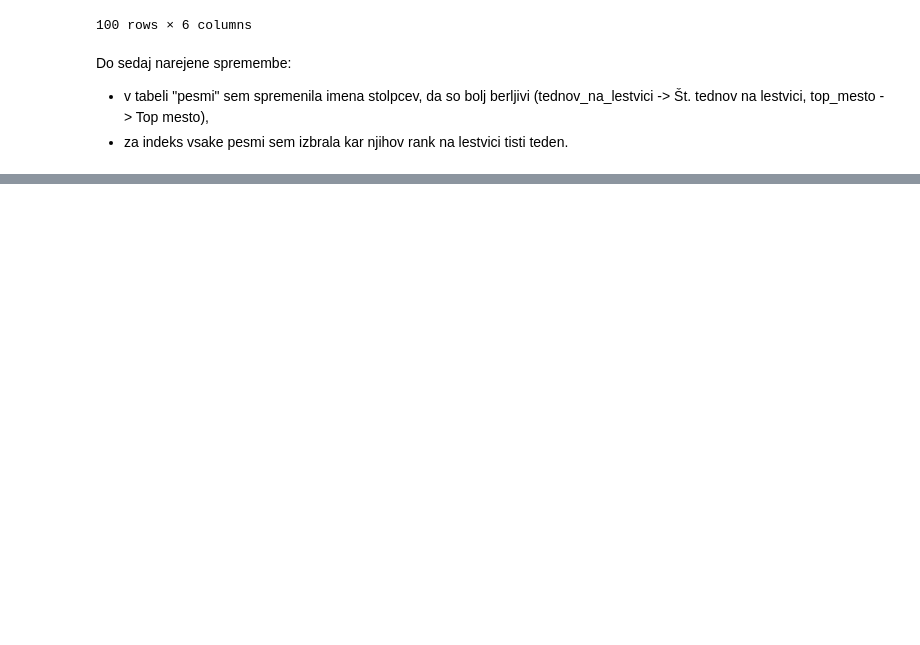
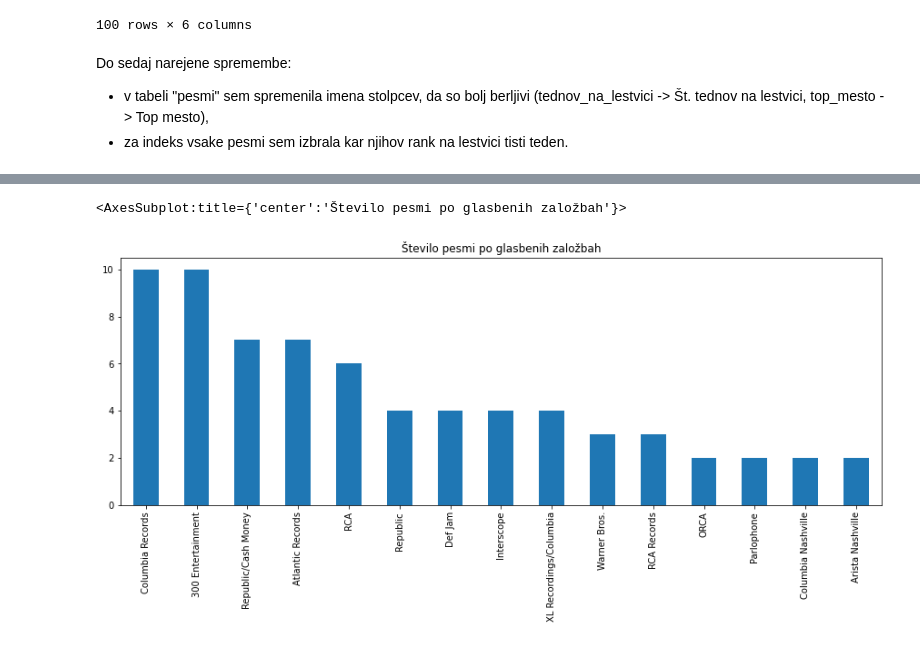
Before and after one commit to tej-boop/analiza-podatkov-rollingstone, a Jupyter notebook: analiza-podatkov.ipynb, the cells around one changed output, grey strips where cells are left out. Drawn from its saved outputs; the diff is of its cells as text; code cells hidden in the pictures; blank space fills up the shorter version.

```diff
--- a/analiza-podatkov.ipynb
+++ b/analiza-podatkov.ipynb
@@ -59,0 +119,6 @@ je na vrhu lestvice, najmanj predvajana pesem tisti teden pa na dnu lestvice.
+# %%
+stevec_zalozb = pesmi["Glasbena založba"].value_counts()
+stevec_zalozb[:15].plot.bar(figsize = (15, 5), title = "Število pesmi po glasbenih založbah")
+# %% [output]
+<AxesSubplot:title={'center':'Število pesmi po glasbenih založbah'}>
+[figure, added]
```
Also changed, not shown: parts of 11 cells of this notebook.
